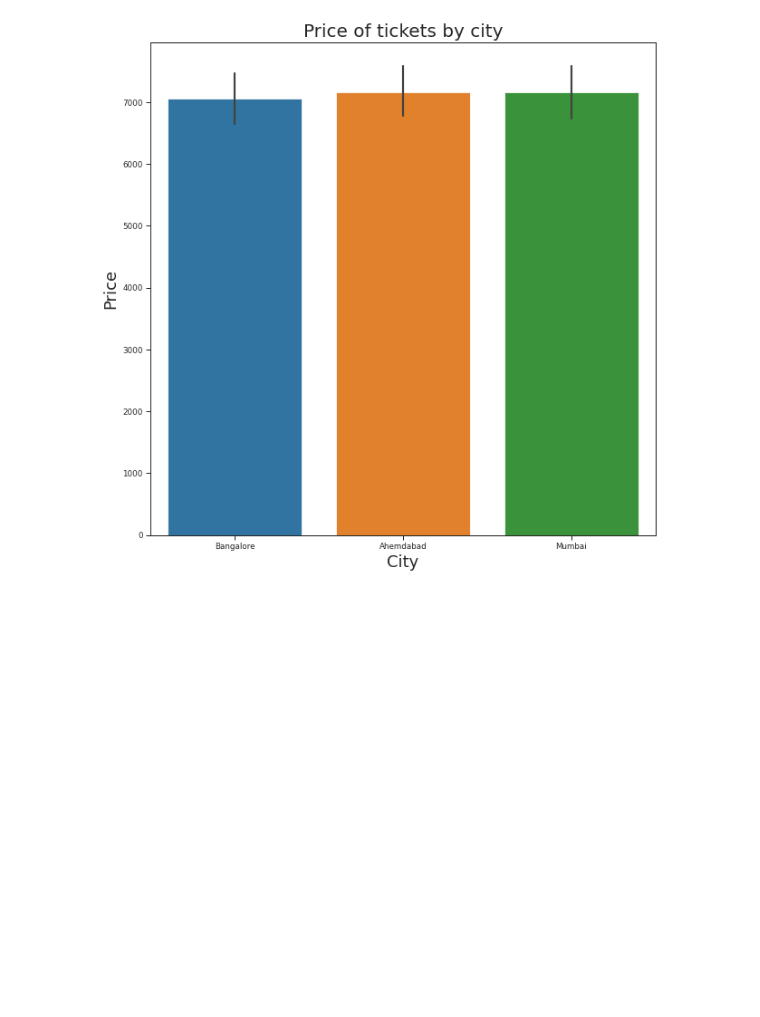
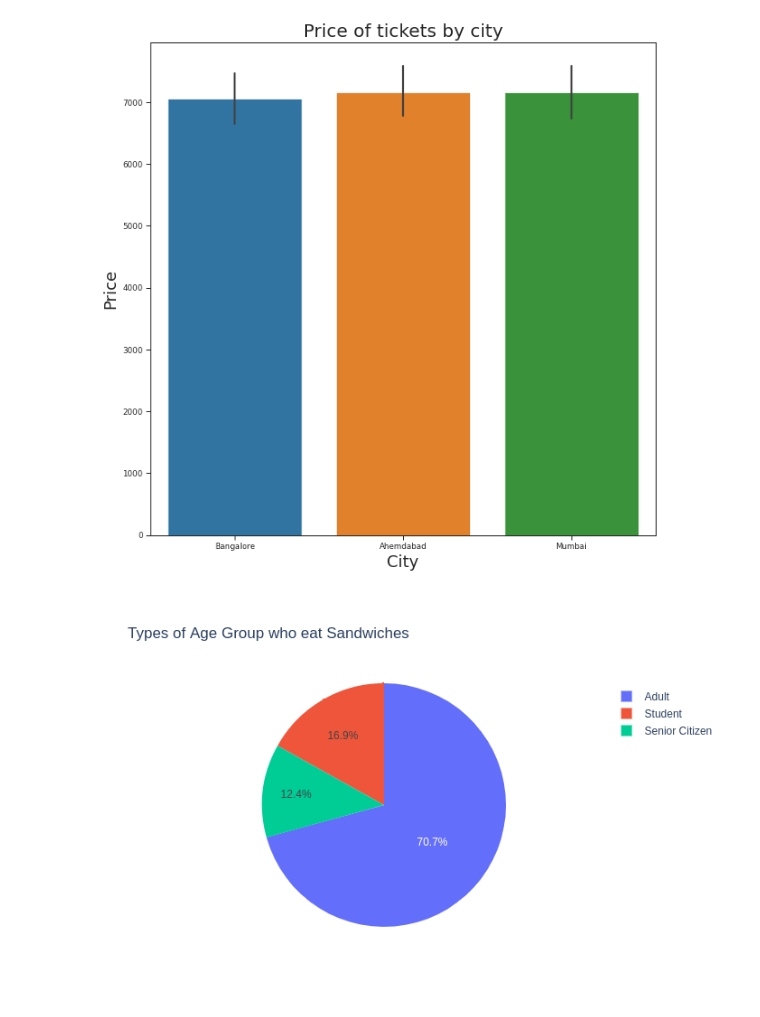
Before and after one commit to p4arth/SigmaTasks, a Jupyter notebook: airlinedata.ipynb, the cells around one changed output. Drawn from its saved outputs; the diff is of its cells as text; code cells hidden in the pictures; blank space fills up the shorter version.

```diff
--- a/airlinedata.ipynb
+++ b/airlinedata.ipynb
@@ -143,3 +160,8 @@ sns.barplot(x = df['City'], y=df['Price'])
 # %% [output]
 <matplotlib.axes._subplots.AxesSubplot at 0x...>
 [figure]
+# %%
+fig = px.pie(values=df['Sandwich'], names = df['Type'], title = 'Types of Age Group who eat Sandwiches')
+fig.show(renderer='png')
+# %% [output]
+[figure, added]
```
Also changed, not shown: parts of 6 cells of this notebook.
